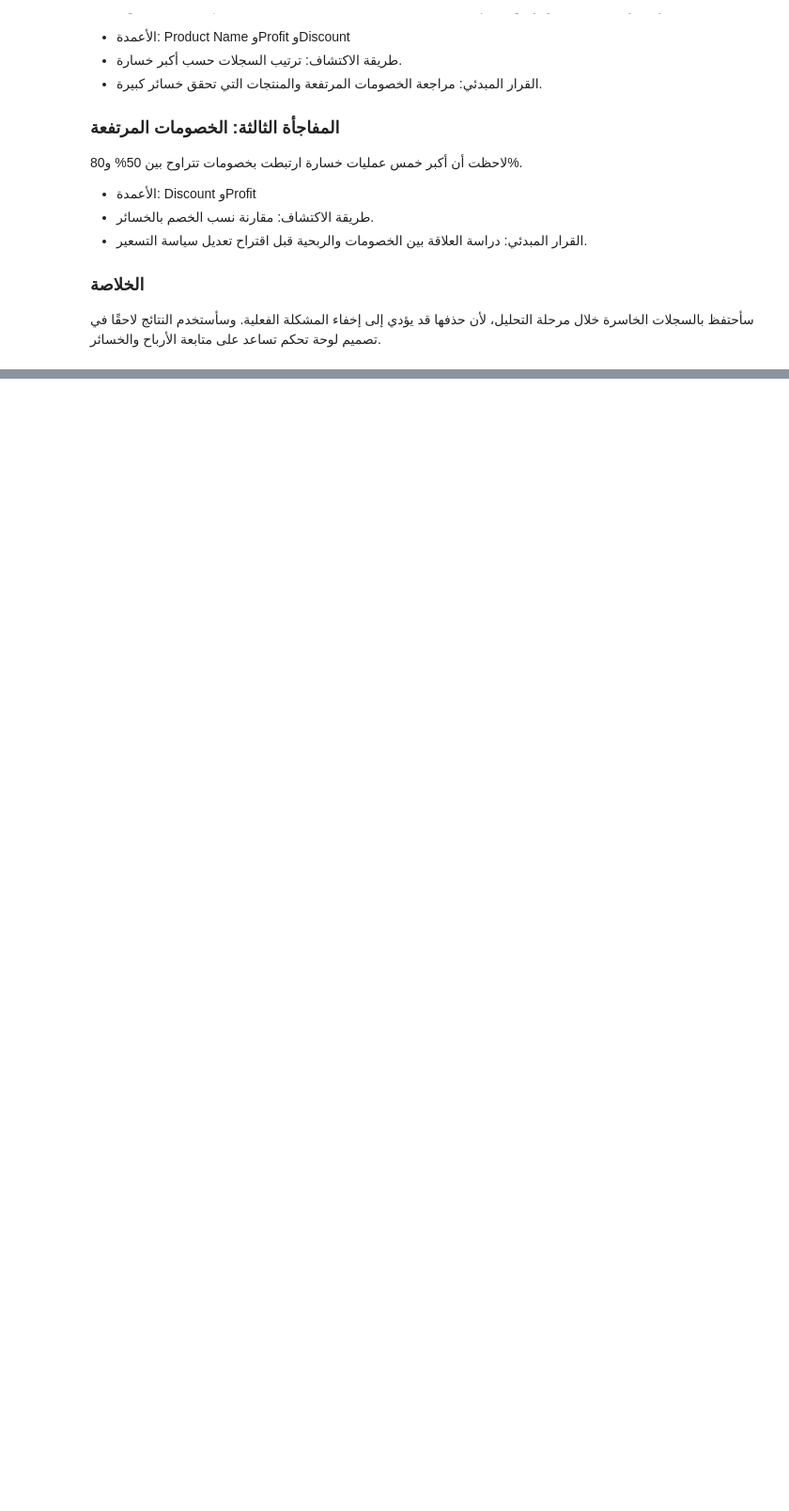
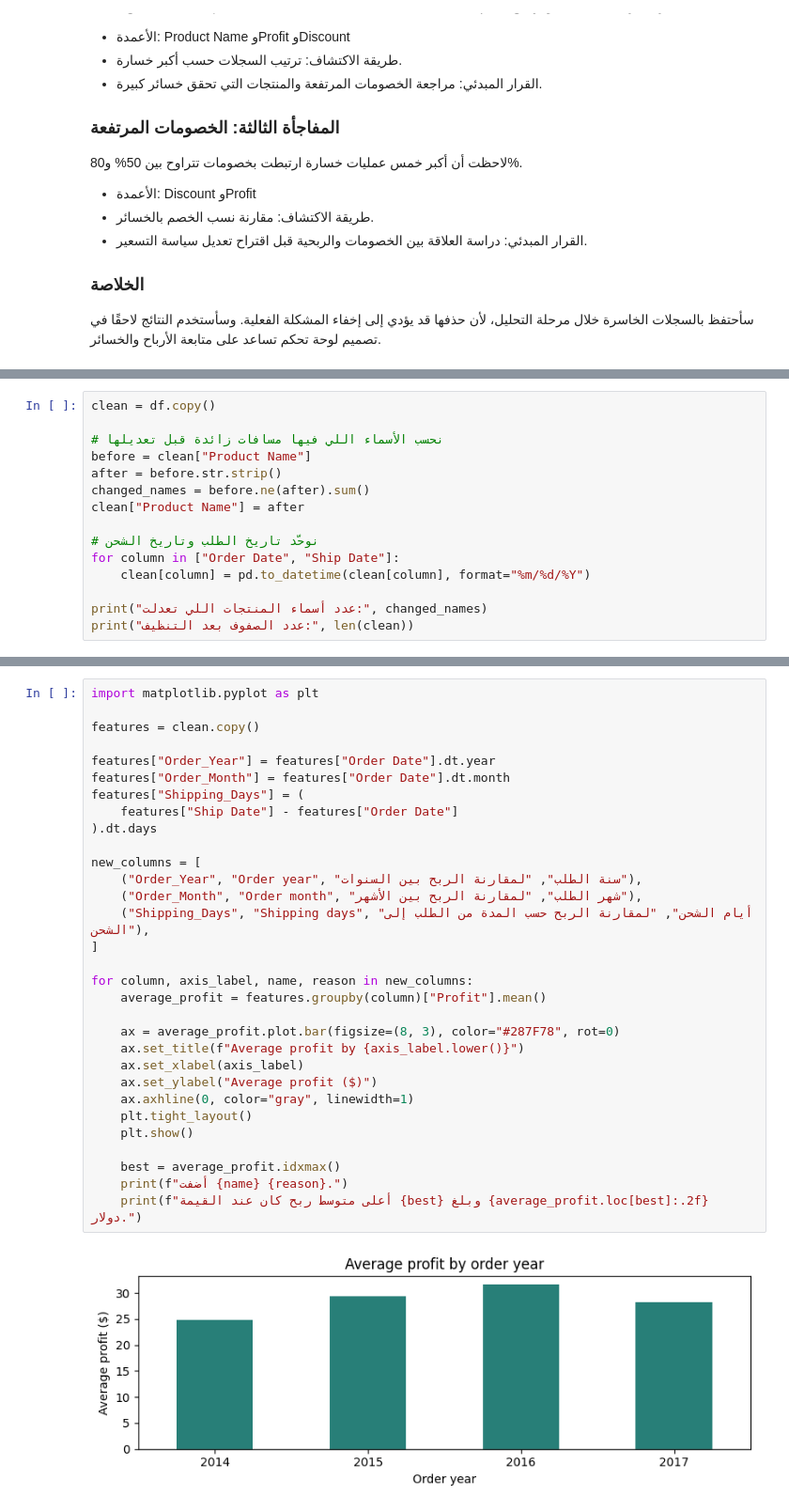
Before and after one commit to amadawi79-commits/superstore-profit-analysis, a Jupyter notebook: notebook.ipynb, the cells around one changed output, grey strips where cells are left out. Shown at 94% size. Saved outputs shown, nothing was run; the diff lists cells and outputs as text; blank space fills up the shorter version.

```diff
--- a/notebook.ipynb
+++ b/notebook.ipynb
@@ -340,0 +343,15 @@ Cubify CubeX 3D Printer
+# %%
+clean = df.copy()
+
+# نحسب الأسماء اللي فيها مسافات زائدة قبل تعديلها
+before = clean["Product Name"]
+after = before.str.strip()
+changed_names = before.ne(after).sum()
+clean["Product Name"] = after
+
+# نوحّد تاريخ الطلب وتاريخ الشحن
+for column in ["Order Date", "Ship Date"]:
+    clean[column] = pd.to_datetime(clean[column], format="%m/%d/%Y")
+
+print("عدد أسماء المنتجات اللي تعدلت:", changed_names)
+print("عدد الصفوف بعد التنظيف:", len(clean))
@@ -340,0 +423,33 @@ Cubify CubeX 3D Printer
+# %%
+import matplotlib.pyplot as plt
+
+features = clean.copy()
+
+features["Order_Year"] = features["Order Date"].dt.year
+features["Order_Month"] = features["Order Date"].dt.month
+features["Shipping_Days"] = (
+    features["Ship Date"] - features["Order Date"]
+).dt.days
+
+new_columns = [
+    ("Order_Year", "Order year", "سنة الطلب", "لمقارنة الربح بين السنوات"),
+    ("Order_Month", "Order month", "شهر الطلب", "لمقارنة الربح بين الأشهر"),
+    ("Shipping_Days", "Shipping days", "أيام الشحن", "لمقارنة الربح حسب المدة من الطلب إلى الشحن"),
+]
+
+for column, axis_label, name, reason in new_columns:
+    average_profit = features.groupby(column)["Profit"].mean()
+
+    ax = average_profit.plot.bar(figsize=(8, 3), color="#287F78", rot=0)
+    ax.set_title(f"Average profit by {axis_label.lower()}")
+    ax.set_xlabel(axis_label)
+    ax.set_ylabel("Average profit ($)")
+    ax.axhline(0, color="gray", linewidth=1)
+    plt.tight_layout()
+    plt.show()
+
+    best = average_profit.idxmax()
+    print(f"أضفت {name} {reason}.")
+    print(f"أعلى متوسط ربح كان عند القيمة {best} وبلغ {average_profit.loc[best]:.2f} دولار.")
+# %% [output]
+[figure, added]
```
Also changed, not shown: parts of 7 cells of this notebook.
